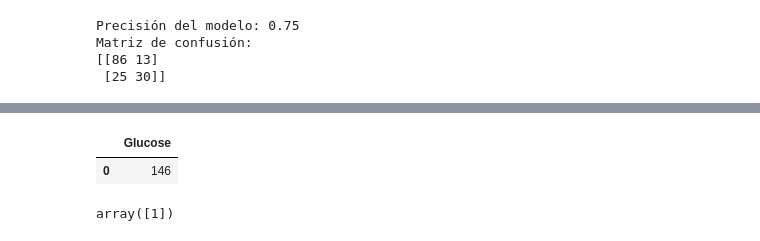
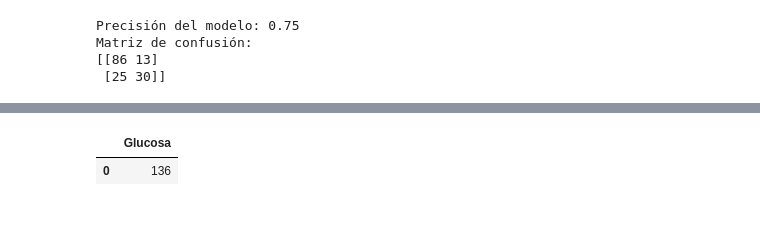
Before and after one commit to jarsmp37/progavan, a Jupyter notebook: GUI_tkinter/datascience/Conceptos_2.ipynb, the cells around one changed output, grey strips where cells are left out. Drawn from its saved outputs; the diff is of its cells as text; code cells hidden in the pictures.

```diff
--- a/GUI_tkinter/datascience/Conceptos_2.ipynb
+++ b/GUI_tkinter/datascience/Conceptos_2.ipynb
@@ -35,0 +30,16 @@ df.columns
+# %%
+# Diccionario con las traducciones
+traducciones = {
+    'Pregnancies': 'Embarazos',
+    'Glucose': 'Glucosa',
+    'BloodPressure': 'PresionSanguinea',
+    'SkinThickness': 'GrosorPiel',
+    'Insulin': 'Insulina',
+    'BMI': 'IMC',
+    'DiabetesPedigreeFunction': 'FuncionPedegreeDiabetes',
+    'Age': 'Edad',
+    'Outcome': 'Resultado'
+}
+
+# Renombrar las columnas
+df.rename(columns=traducciones, inplace=True)
@@ -73,6 +204,6 @@ plt.show()
 # %%
-X = df[['Glucose']]
-y = df['Outcome']
+X = df[['Glucosa']]
+y = df['Resultado']
 
 # Dividir los datos en conjunto de entrenamiento y prueba
 X_train, X_test, y_train, y_test = train_test_split(X, y, test_size=0.2, random_state=42)
@@ -152,12 +295,7 @@ plt.show()
 # %%
 #nuevo dato
-x=pd.DataFrame([146],columns=X_train.columns)
+x=pd.DataFrame([136],columns=X_train.columns)
 x
 # %% [output]
-|  | Glucose |
-| 0 | 146 |
+|  | Glucosa |
+| 0 | 136 |
-# %%
-y_pred = model.predict(x)
-y_pred
-# %% [output]
-array([1])
```
Also changed, not shown: parts of 43 cells of this notebook, 4 other files.
